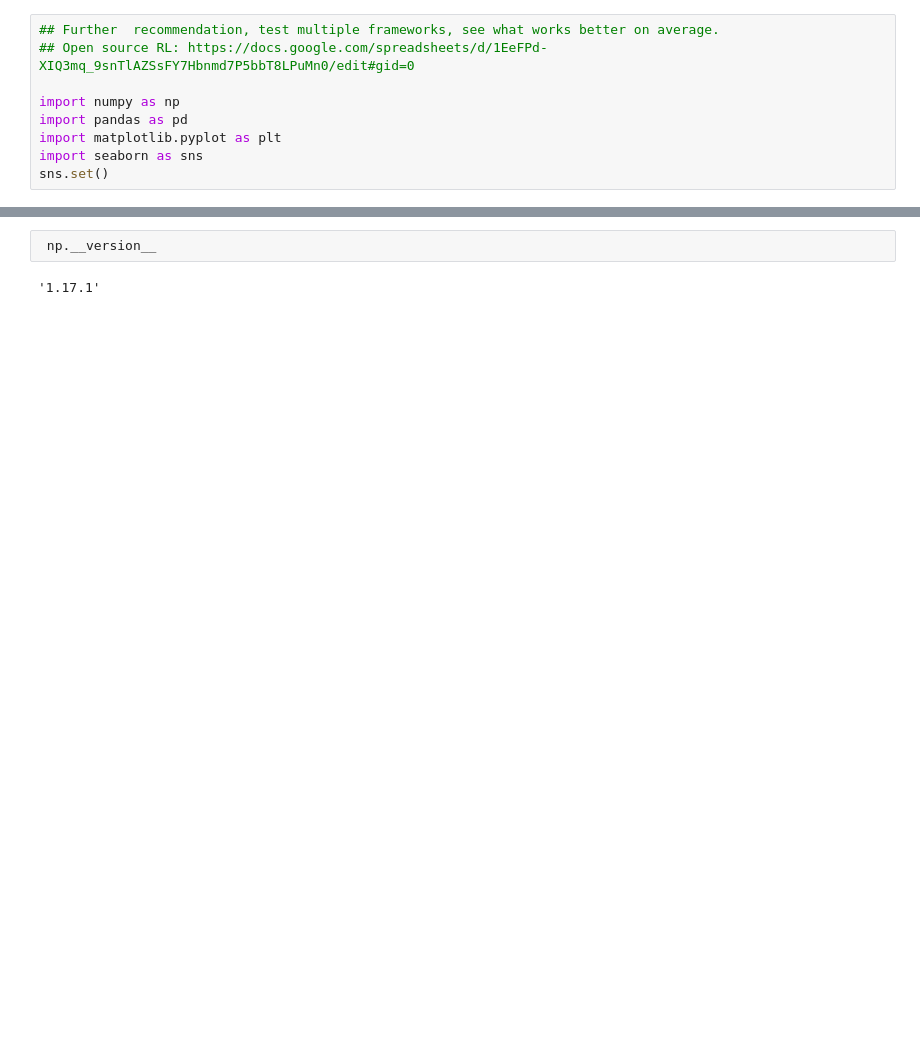
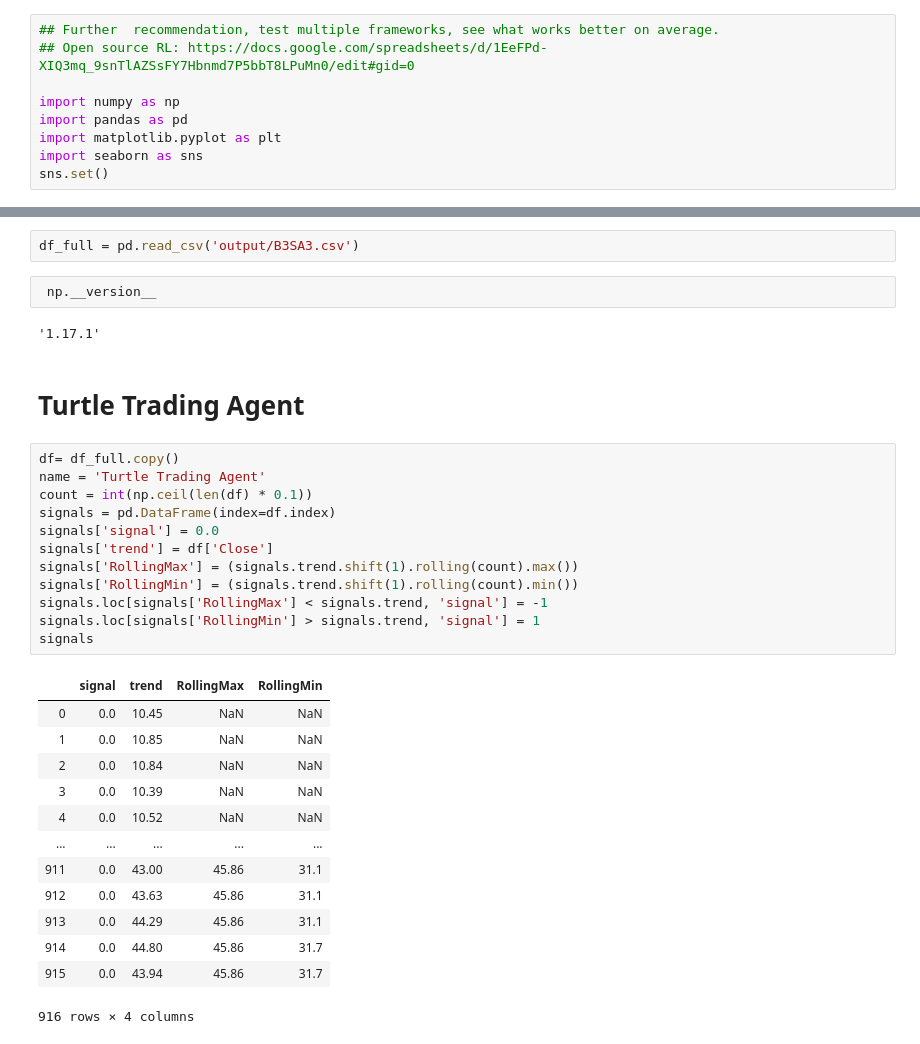
Before and after one commit to ThiagoBfim/price-predict, a Jupyter notebook: Price Prediction.ipynb, the cells around one changed output, grey strips where cells are left out. Drawn from its saved outputs; the diff is of its cells as text; blank space fills up the shorter version.

```diff
--- a/Price Prediction.ipynb
+++ b/Price Prediction.ipynb
@@ -47,4 +43,34 @@ df_full.head()
+# %%
+df_full = pd.read_csv('output/B3SA3.csv')
 # %%
  np.__version__
 # %% [output]
 '1.17.1'
+# %% [markdown]
+# Turtle Trading Agent
+# %%
+df= df_full.copy()
+name = 'Turtle Trading Agent'
+count = int(np.ceil(len(df) * 0.1))
+signals = pd.DataFrame(index=df.index)
+signals['signal'] = 0.0
+signals['trend'] = df['Close']
+signals['RollingMax'] = (signals.trend.shift(1).rolling(count).max())
+signals['RollingMin'] = (signals.trend.shift(1).rolling(count).min())
+signals.loc[signals['RollingMax'] < signals.trend, 'signal'] = -1
+signals.loc[signals['RollingMin'] > signals.trend, 'signal'] = 1
+signals
+# %% [output]
+|  | signal | trend | RollingMax | RollingMin |
+| 0 | 0.0 | 10.45 | NaN | NaN |
+| 1 | 0.0 | 10.85 | NaN | NaN |
+| 2 | 0.0 | 10.84 | NaN | NaN |
+| 3 | 0.0 | 10.39 | NaN | NaN |
+| 4 | 0.0 | 10.52 | NaN | NaN |
+| ... | ... | ... | ... | ... |
+| 911 | 0.0 | 43.00 | 45.86 | 31.1 |
+| 912 | 0.0 | 43.63 | 45.86 | 31.1 |
+| 913 | 0.0 | 44.29 | 45.86 | 31.1 |
+| 914 | 0.0 | 44.80 | 45.86 | 31.7 |
+| 915 | 0.0 | 43.94 | 45.86 | 31.7 |
+916 rows × 4 columns
```
Also changed, not shown: parts of 6 cells of this notebook, 3 other files.
